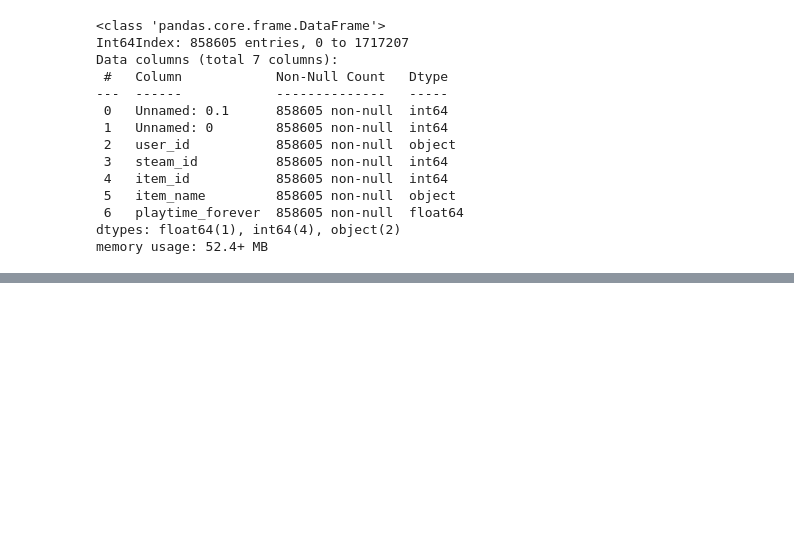
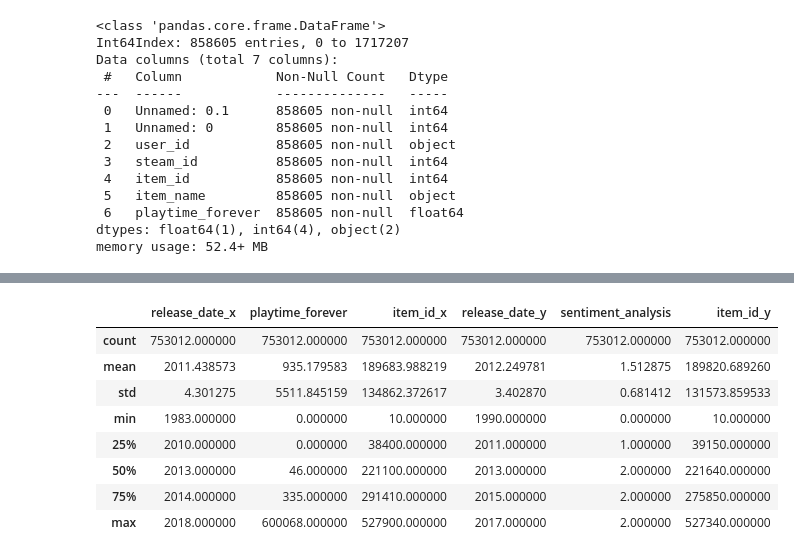
Before and after one commit to Dini96/PI_MLOPs_Oswaldo, a Jupyter notebook: MLOPS.ipynb, the cells around one changed output, grey strips where cells are left out. Cells and saved outputs as stored; diff of their text form; code cells hidden in the pictures; blank space fills up the shorter version.

```diff
--- a/MLOPS.ipynb
+++ b/MLOPS.ipynb
@@ -533,0 +588,12 @@ df_items_shortened.to_csv("../MLOPs/src/items.csv",sep="|")
+# %%
+df_items_reviews_games.describe()
+# %% [output]
+|  | release_date_x | playtime_forever | item_id_x | release_date_y | sentiment_analysis | item_id_y |
+| count | 753012.000000 | 753012.000000 | 753012.000000 | 753012.000000 | 753012.000000 | 753012.000000 |
+| mean | 2011.438573 | 935.179583 | 189683.988219 | 2012.249781 | 1.512875 | 189820.689260 |
+| std | 4.301275 | 5511.845159 | 134862.372617 | 3.402870 | 0.681412 | 131573.859533 |
+| min | 1983.000000 | 0.000000 | 10.000000 | 1990.000000 | 0.000000 | 10.000000 |
+| 25% | 2010.000000 | 0.000000 | 38400.000000 | 2011.000000 | 1.000000 | 39150.000000 |
+| 50% | 2013.000000 | 46.000000 | 221100.000000 | 2013.000000 | 2.000000 | 221640.000000 |
+| 75% | 2014.000000 | 335.000000 | 291410.000000 | 2015.000000 | 2.000000 | 275850.000000 |
+| max | 2018.000000 | 600068.000000 | 527900.000000 | 2017.000000 | 2.000000 | 527340.000000 |
```
Also changed, not shown: parts of 41 cells of this notebook, 1 other file.
